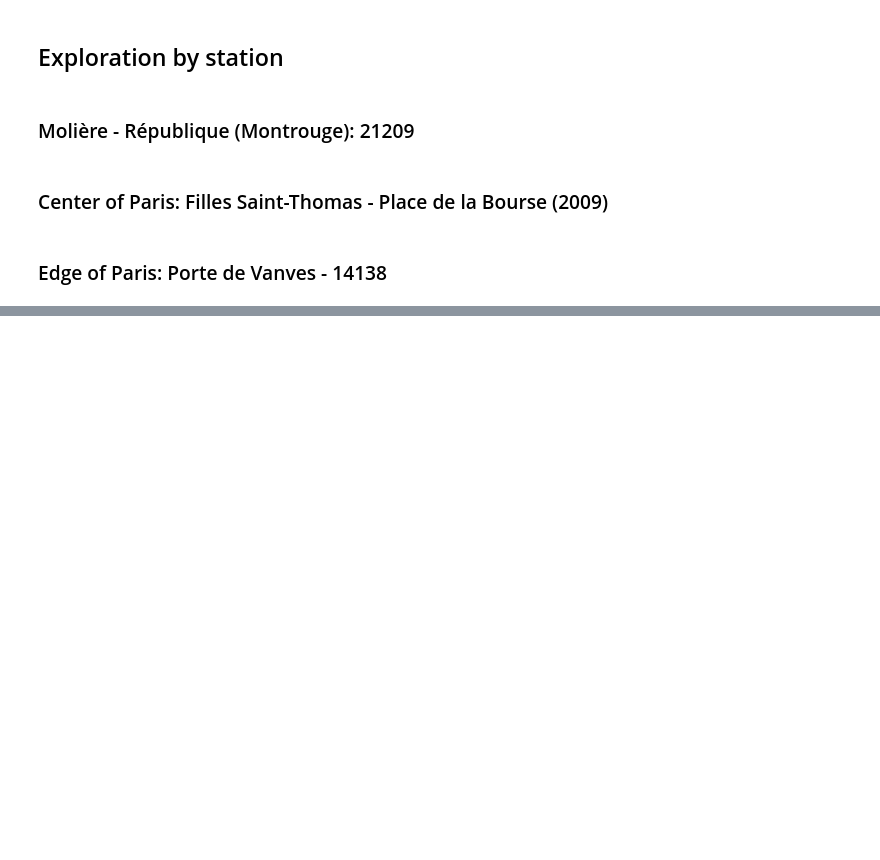
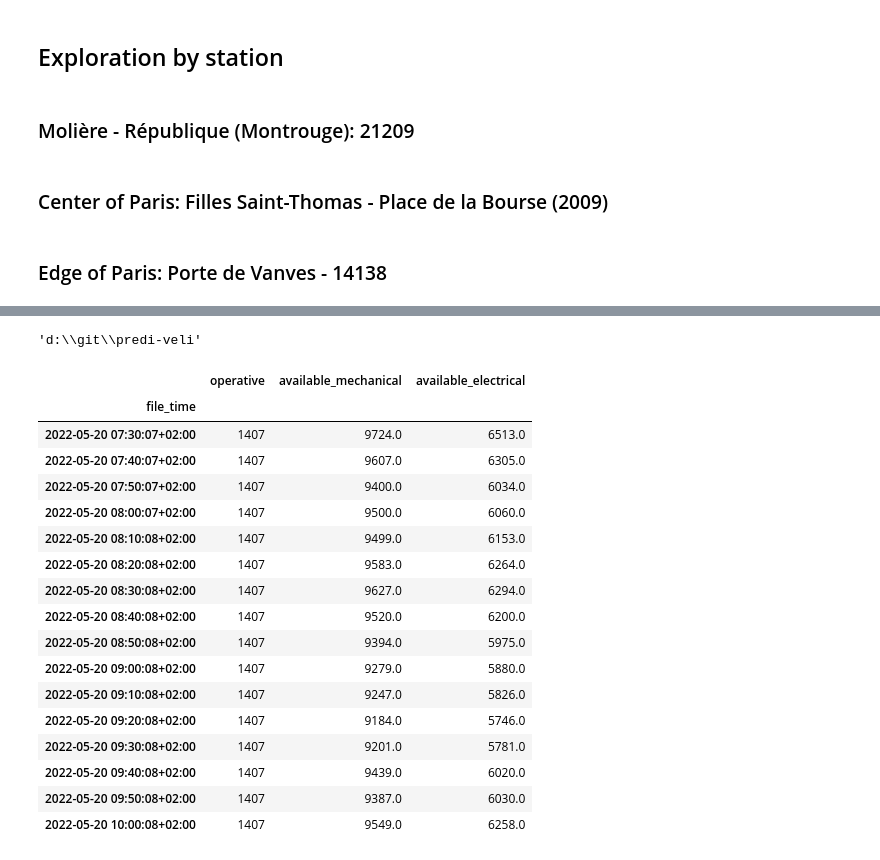
Before and after one commit to SoGar-code/predi-veli, a Jupyter notebook: explo.ipynb, the cells around one changed output, grey strips where cells are left out. Drawn from its saved outputs; the diff is of its cells as text; code cells hidden in the pictures; blank space fills up the shorter version.

```diff
--- a/explo.ipynb
+++ b/explo.ipynb
@@ -395,0 +205,16 @@ plot_bikes("2022-05-17", "14138")
+# %%
+os.getcwd()
+# %% [output]
+'d:\\git\\predi-veli'
+# %%
+import pandas as pd
+
+date_str = "2022-05-20"
+file_name = "Summary_{}.parquet".format(date_str)
+file_path = os.path.join("data", file_name)
+
+aux_df = pd.read_parquet(file_path)
+
+start_str = "{} 07:25".format(date_str)
+end_str = "{} 10:05".format(date_str)
+my_df = aux_df.loc[start_str: end_str]
@@ -395,0 +234,23 @@ plot_bikes("2022-05-17", "14138")
+# %%
+aux_val = my_df.groupby('file_time').sum()
+# %%
+aux_val
+# %% [output]
+|  | operative | available_mechanical | available_electrical |
+| file_time |  |  |  |
+| 2022-05-20 07:30:07+02:00 | 1407 | 9724.0 | 6513.0 |
+| 2022-05-20 07:40:07+02:00 | 1407 | 9607.0 | 6305.0 |
+| 2022-05-20 07:50:07+02:00 | 1407 | 9400.0 | 6034.0 |
+| 2022-05-20 08:00:07+02:00 | 1407 | 9500.0 | 6060.0 |
+| 2022-05-20 08:10:08+02:00 | 1407 | 9499.0 | 6153.0 |
+| 2022-05-20 08:20:08+02:00 | 1407 | 9583.0 | 6264.0 |
+| 2022-05-20 08:30:08+02:00 | 1407 | 9627.0 | 6294.0 |
+| 2022-05-20 08:40:08+02:00 | 1407 | 9520.0 | 6200.0 |
+| 2022-05-20 08:50:08+02:00 | 1407 | 9394.0 | 5975.0 |
+| 2022-05-20 09:00:08+02:00 | 1407 | 9279.0 | 5880.0 |
+| 2022-05-20 09:10:08+02:00 | 1407 | 9247.0 | 5826.0 |
+| 2022-05-20 09:20:08+02:00 | 1407 | 9184.0 | 5746.0 |
+| 2022-05-20 09:30:08+02:00 | 1407 | 9201.0 | 5781.0 |
+| 2022-05-20 09:40:08+02:00 | 1407 | 9439.0 | 6020.0 |
+| 2022-05-20 09:50:08+02:00 | 1407 | 9387.0 | 6030.0 |
+| 2022-05-20 10:00:08+02:00 | 1407 | 9549.0 | 6258.0 |
```
Also changed, not shown: parts of 89 cells of this notebook, 6 other files.
